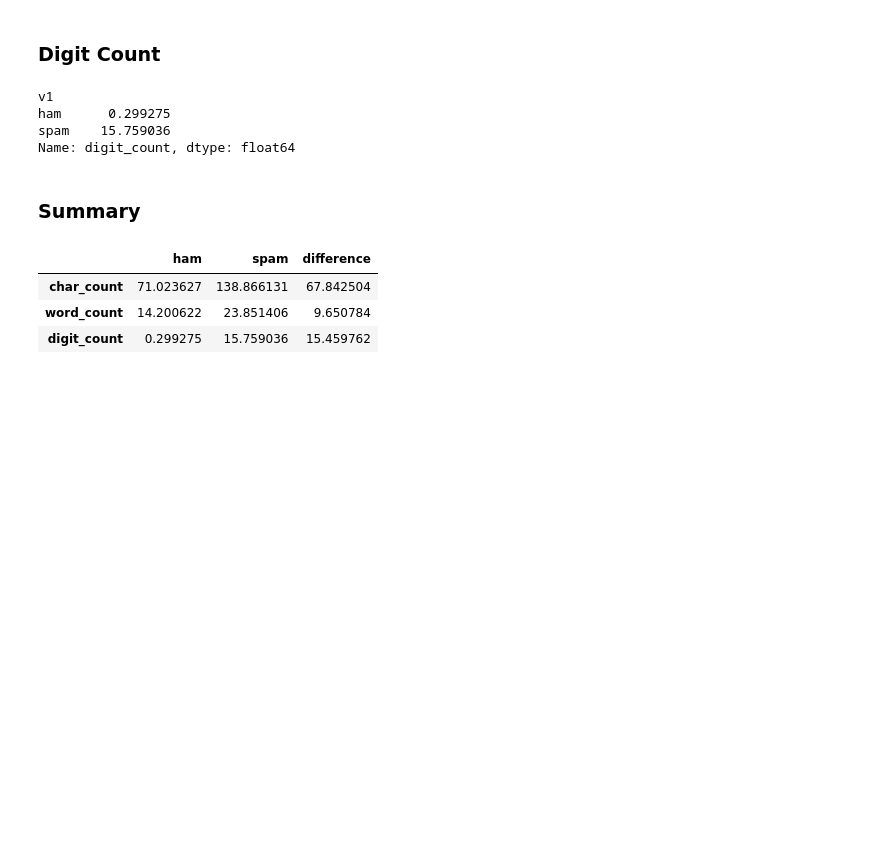
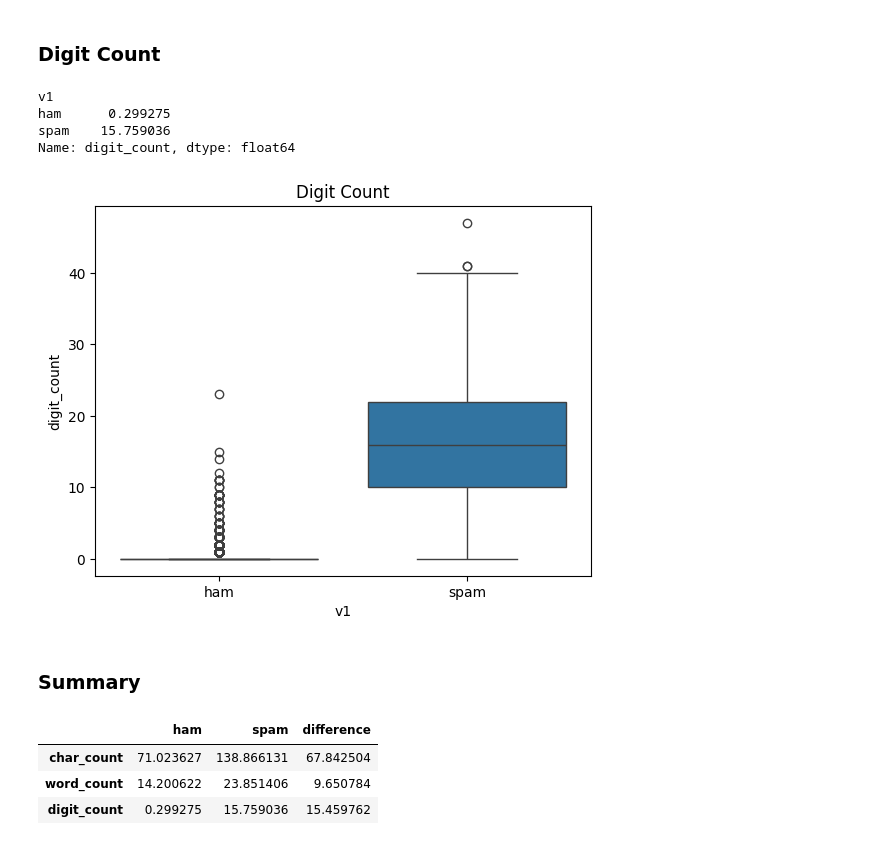
Before and after one commit to phoeb-exe/ai-spam-call-detection, a Jupyter notebook: notebooks/1_eda.ipynb, the cells around one changed output. Drawn from its saved outputs; the diff is of its cells as text; code cells hidden in the pictures; blank space fills up the shorter version.

```diff
--- a/notebooks/eda.ipynb
+++ b/notebooks/1_eda.ipynb
@@ -170,6 +170,12 @@ v1
 ham      0.299275
 spam    15.759036
 Name: digit_count, dtype: float64
+# %%
+sns.boxplot(x='v1', y='digit_count', data=df)
+plt.title('Digit Count')
+plt.show()
+# %% [output]
+[figure, added]
 # %% [markdown]
 ### Summary
 # %%
```
Also changed, not shown: parts of 20 cells of this notebook, 26 other files.
